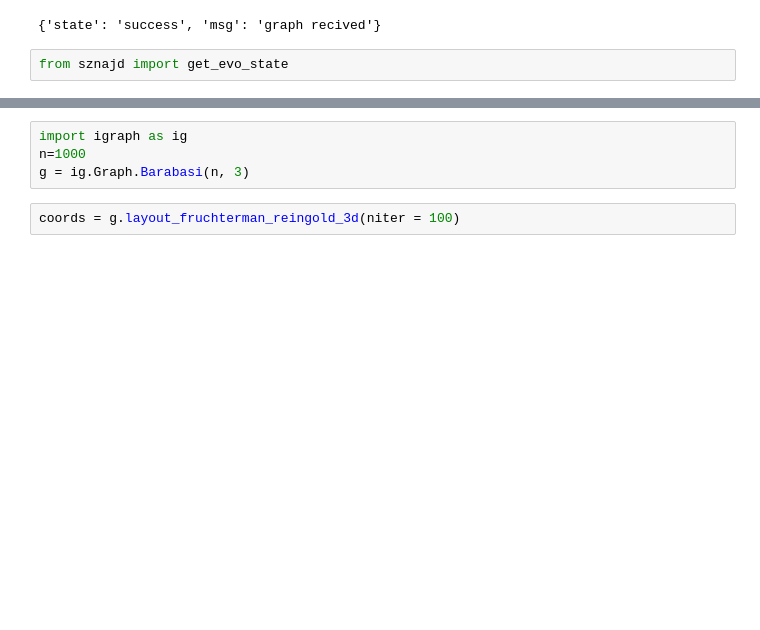
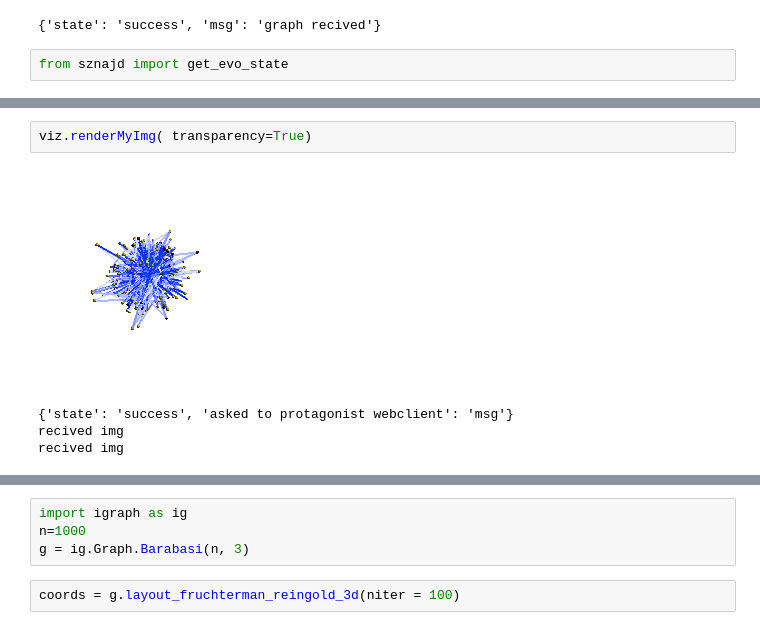
Before and after one commit to devmessias/stdogviz, a Jupyter notebook: python/notebooks/test.ipynb, the cells around one changed output, grey strips where cells are left out. Saved outputs shown, nothing was run; the diff lists cells and outputs as text; blank space fills up the shorter version.

```diff
--- a/python/notebooks/test.ipynb
+++ b/python/notebooks/test.ipynb
@@ -86 +91,8 @@ array([[0.267004, 0.004874, 0.329415],
+# %%
+viz.renderMyImg( transparency=True)
+# %% [output]
+[figure, added]
+{'state': 'success', 'asked to protagonist webclient': 'msg'}
+recived img
+recived img
 # %%
```
Also changed, not shown: parts of 14 cells of this notebook, 33 other files.
